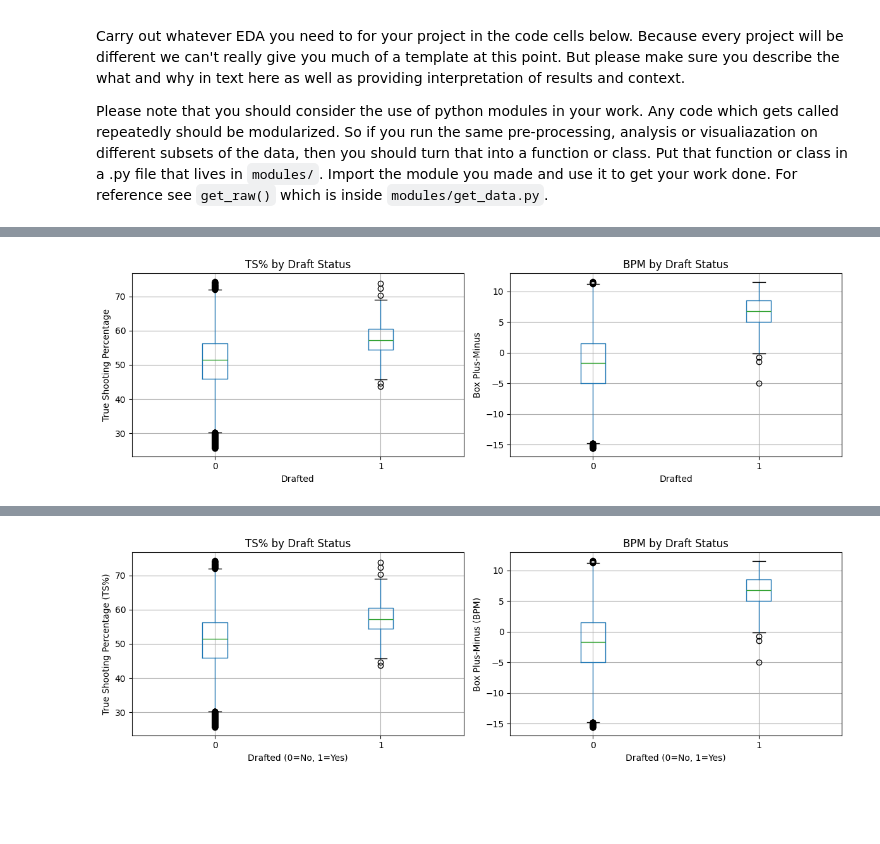
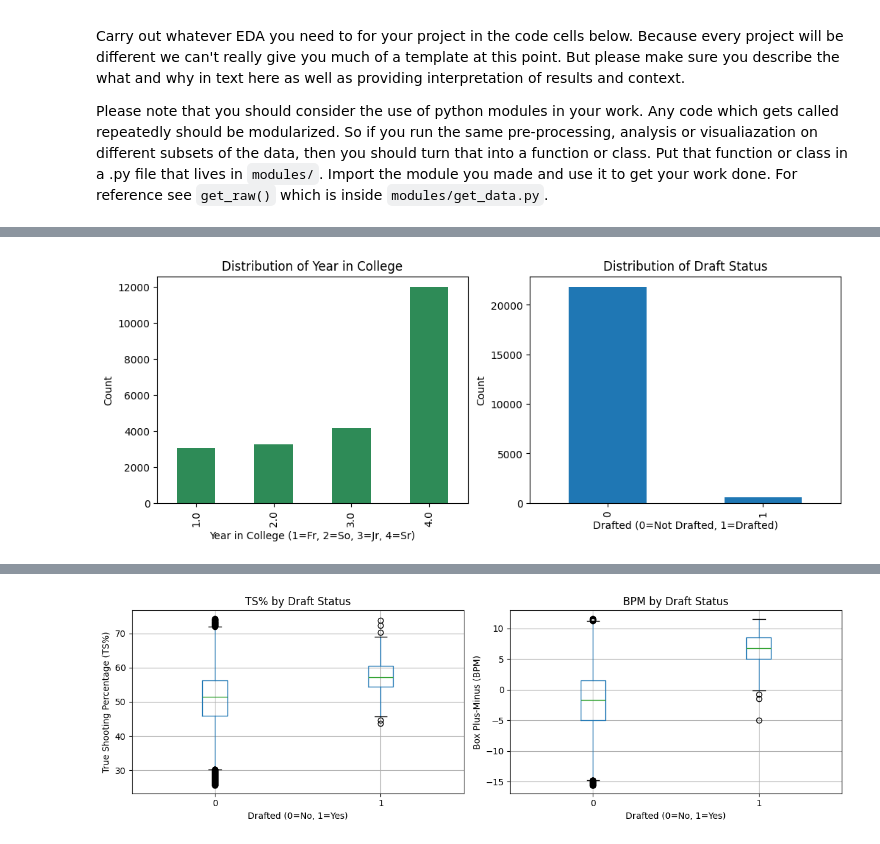
Before and after one commit to COGS108/Group044_WI26, a Jupyter notebook: 02-EDACheckpoint.ipynb, the cells around one changed output, grey strips where cells are left out. Drawn from its saved outputs; the diff is of its cells as text; code cells hidden in the pictures; blank space fills up the shorter version.

Commit message:
EDA Checkpoint Updated Visualizations

```diff
--- a/02-EDACheckpoint.ipynb
+++ b/02-EDACheckpoint.ipynb
@@ -413,2 +403,11 @@ Please note that you should consider the use of python modules in your work.  An
 
 Some more words and stuff.  Remember notebooks work best if you interleave the code that generates a result with properly annotate figures and text that puts these results into context.
+# %%
+#Load Processed Data
+datafiles = [
+    { 'url': 'https://raw.githubusercontent.com/COGS108/Group044_WI26/refs/heads/master/data/02-processed/cleaned_player_stats.csv', 'filename':'cleaned_player_stats.csv'}
+]
+
+get_data.get_raw(datafiles,destination_directory='data/02-processed/')
+data_path = 'data/02-processed/cleaned_player_stats.csv'
+cleaned_df = pd.read_csv(data_path)
@@ -415,18 +416,16 @@ Some more words and stuff.  Remember notebooks work best if you interleave the c
 # %%
 fig, ax = plt.subplots(1,2, figsize=(12,4))
 
-cleaned_df.boxplot(column="TS_per", by="drafted", ax=ax[0])
-ax[0].set_title("TS% by Draft Status")
-ax[0].set_xlabel("Drafted")
-ax[0].set_ylabel("True Shooting Percentage")
+cleaned_df["yr_numerical"].value_counts().sort_index().plot(kind="bar", ax=ax[0], color="seagreen")
+ax[0].set_title("Distribution of Year in College")
+ax[0].set_xlabel("Year in College (1=Fr, 2=So, 3=Jr, 4=Sr)")
+ax[0].set_ylabel("Count")
 
-cleaned_df.boxplot(column="bpm", by="drafted", ax=ax[1])
-ax[1].set_title("BPM by Draft Status")
-ax[1].set_xlabel("Drafted")
-ax[1].set_ylabel("Box Plus-Minus")
+cleaned_df["drafted"].value_counts().sort_index().plot(kind="bar", ax=ax[1])
+ax[1].set_title("Distribution of Draft Status")
+ax[1].set_xlabel("Drafted (0=Not Drafted, 1=Drafted)")
+ax[1].set_ylabel("Count")
 
-plt.suptitle("")
-plt.tight_layout()
 plt.show()
 # %% [output]
-[figure, old version]
+[figure, new version]
```
Also changed, not shown: parts of 11 cells of this notebook.
